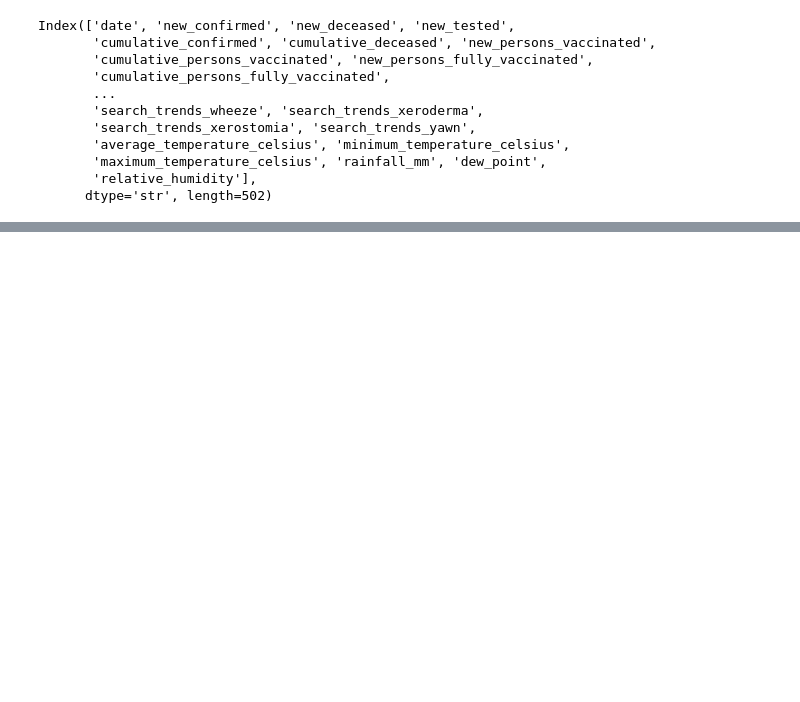
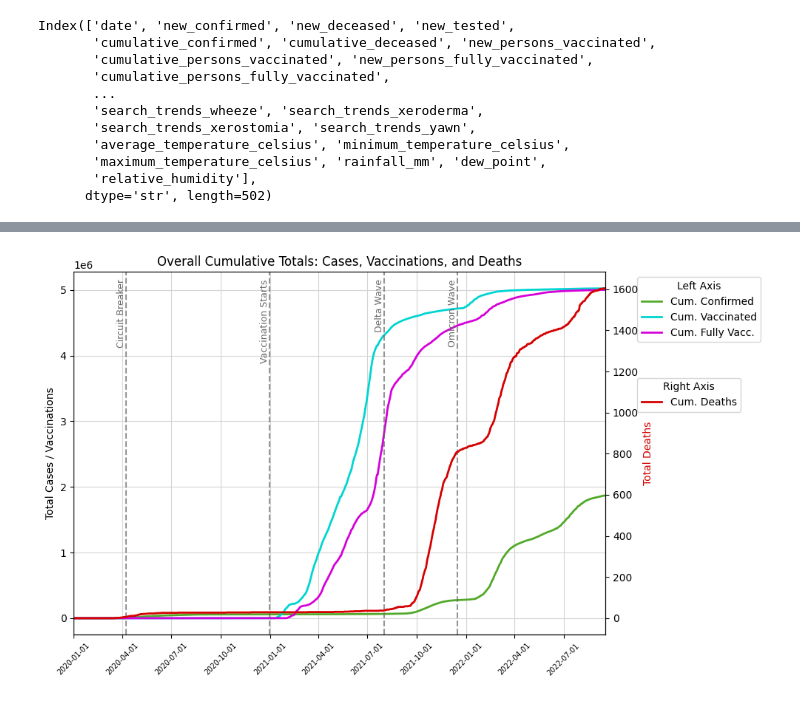
Before and after one commit to Karolcha100/Covid-19_Singapore, a Jupyter notebook: Aterien/test.ipynb, the cells around one changed output, grey strips where cells are left out. Cells and saved outputs as stored; diff of their text form; code cells hidden in the pictures; blank space fills up the shorter version.

```diff
--- a/Aterien/test.ipynb
+++ b/Aterien/test.ipynb
@@ -183 +44,6 @@ def simple_descriptive_plots(df: pd.DataFrame, figname: str = None) -> None:
+# %%
+
+cumulative_totals_plot(data, event_dict=sg_events, figname="Cumul_Totals.png",color_dict=colors)
+# %% [output]
+[figure, added]
 # %%
```
Also changed, not shown: parts of 9 cells of this notebook, 2 other files.
